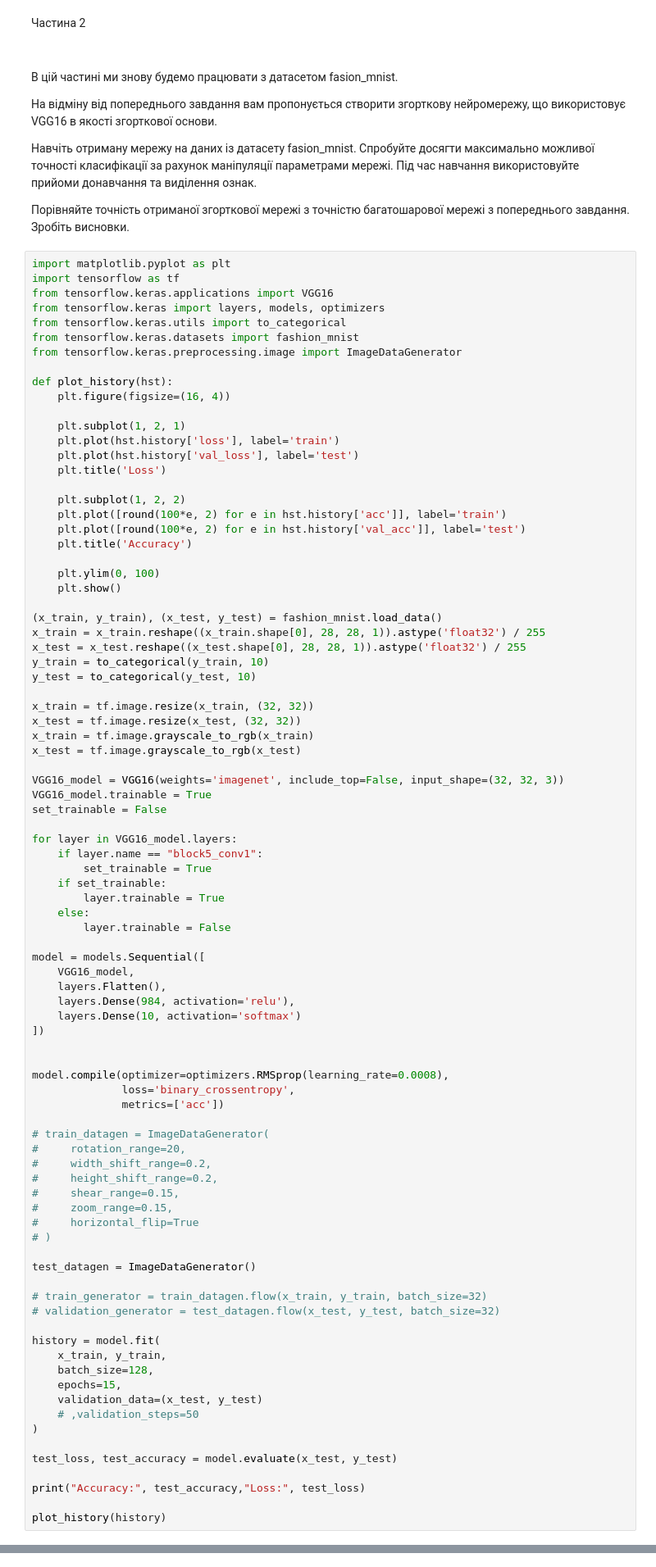
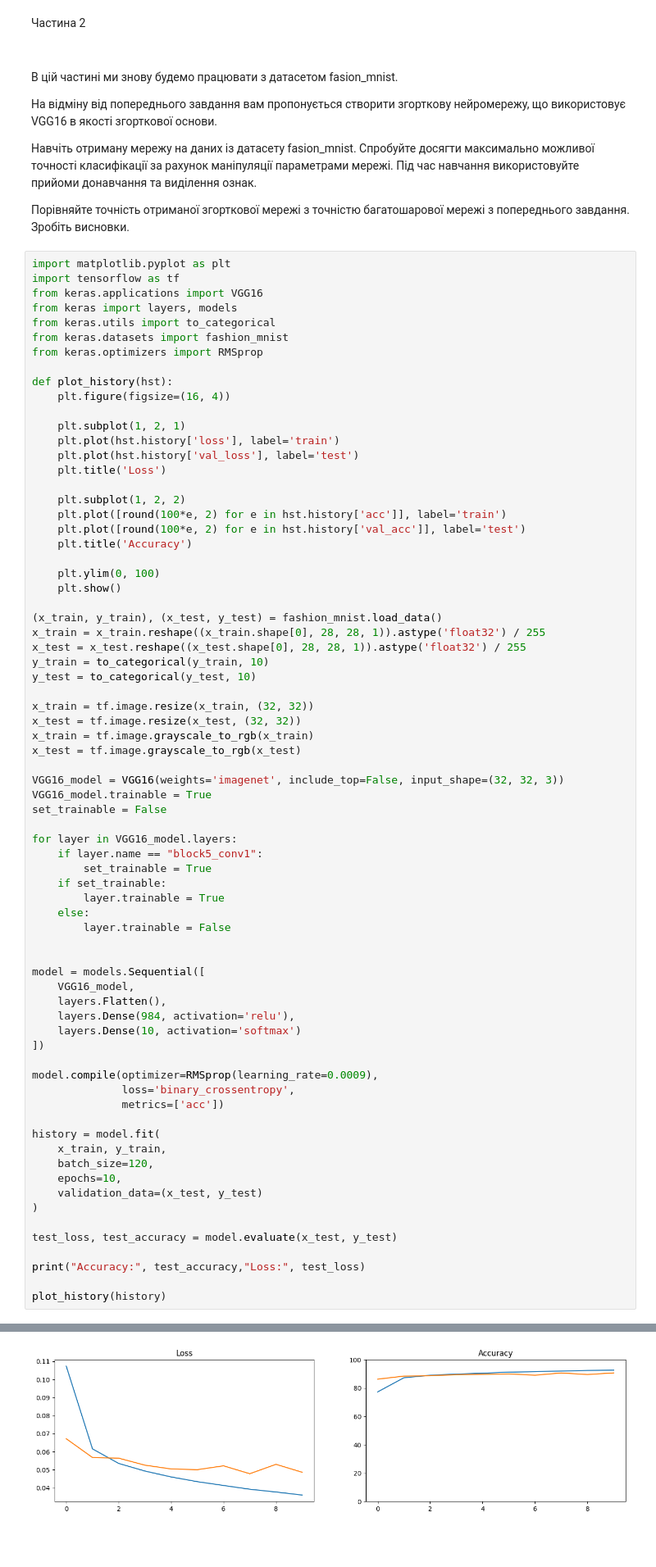
Before and after one commit to 4attye/goit-ds-hw-13, a Jupyter notebook: tf/HW_13.ipynb, the cells around one changed output, grey strips where cells are left out. Shown: that part at 82% size. Drawn from its saved outputs; the diff is of its cells as text; blank space fills up the shorter version.

```diff
--- a/tf/HW_13.ipynb
+++ b/tf/HW_13.ipynb
@@ -112,11 +112,11 @@ Accuracy: 0.9186000227928162 Loss: 0.041844360530376434
 # %%
 import matplotlib.pyplot as plt
 import tensorflow as tf
-from tensorflow.keras.applications import VGG16
-from tensorflow.keras import layers, models, optimizers
-from tensorflow.keras.utils import to_categorical
-from tensorflow.keras.datasets import fashion_mnist
-from tensorflow.keras.preprocessing.image import ImageDataGenerator
+from keras.applications import VGG16
+from keras import layers, models
+from keras.utils import to_categorical
+from keras.datasets import fashion_mnist
+from keras.optimizers import RMSprop
 
 def plot_history(hst):
     plt.figure(figsize=(16, 4))
@@ -157,6 +157,7 @@ for layer in VGG16_model.layers:
     else:
         layer.trainable = False
 
+
 model = models.Sequential([
     VGG16_model,
     layers.Flatten(),
@@ -164,31 +165,15 @@ model = models.Sequential([
     layers.Dense(10, activation='softmax')
 ])
 
-
-model.compile(optimizer=optimizers.RMSprop(learning_rate=0.0008),
+model.compile(optimizer=RMSprop(learning_rate=0.0009),
               loss='binary_crossentropy',
               metrics=['acc'])
 
-# train_datagen = ImageDataGenerator(
-#     rotation_range=20,
-#     width_shift_range=0.2,
-#     height_shift_range=0.2,
-#     shear_range=0.15,
-#     zoom_range=0.15,
-#     horizontal_flip=True
-# )
-
-test_datagen = ImageDataGenerator()
-
-# train_generator = train_datagen.flow(x_train, y_train, batch_size=32)
-# validation_generator = test_datagen.flow(x_test, y_test, batch_size=32)
-
 history = model.fit(
     x_train, y_train,
-    batch_size=128,
-    epochs=15,
+    batch_size=120,
+    epochs=10,
     validation_data=(x_test, y_test)
-    # ,validation_steps=50
 )
 
 test_loss, test_accuracy = model.evaluate(x_test, y_test)
@@ -215,0 +202 @@ Epoch 8/15
+[figure, added]
```
Also changed, not shown: parts of 1 cell of this notebook.
